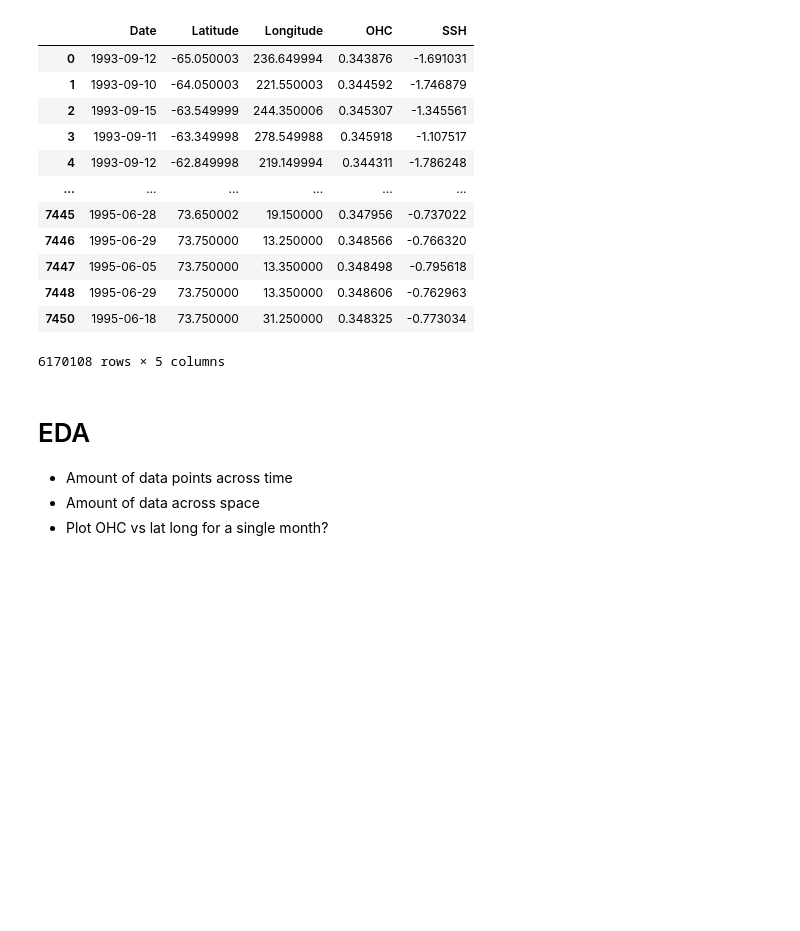
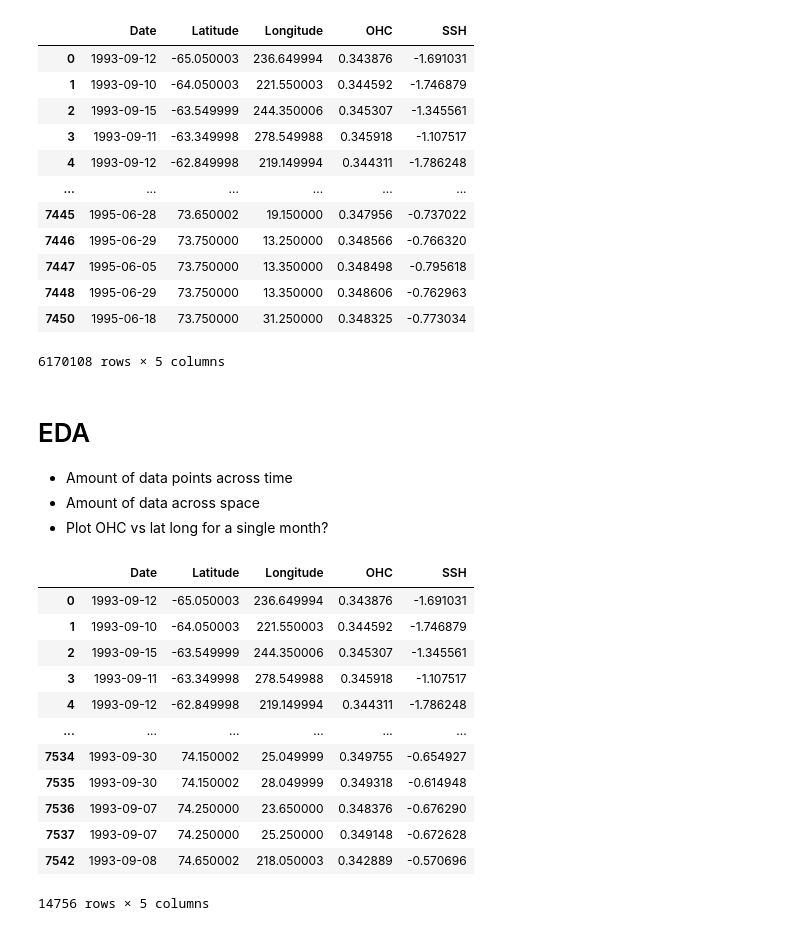
Before and after one commit to abbym-bristol/ME4OH_summer_project, a Jupyter notebook: Data/read_compile.ipynb, the cells around one changed output. Cells and saved outputs as stored; diff of their text form; code cells hidden in the pictures; blank space fills up the shorter version.

```diff
--- a/Data/read_compile.ipynb
+++ b/Data/read_compile.ipynb
@@ -73,3 +76,24 @@ ohc_df
 - Amount of data points across time
 - Amount of data across space
 - Plot OHC vs lat long for a single month?
+# %%
+
+
+ohc_df['Date'] = pd.to_datetime(ohc_df['Date'])
+
+sept_93 = ohc_df.loc[(ohc_df['Date'].dt.month == 9) & (ohc_df['Date'].dt.year == 1993)]
+sept_93
+# %% [output]
+|  | Date | Latitude | Longitude | OHC | SSH |
+| 0 | 1993-09-12 | -65.050003 | 236.649994 | 0.343876 | -1.691031 |
+| 1 | 1993-09-10 | -64.050003 | 221.550003 | 0.344592 | -1.746879 |
+| 2 | 1993-09-15 | -63.549999 | 244.350006 | 0.345307 | -1.345561 |
+| 3 | 1993-09-11 | -63.349998 | 278.549988 | 0.345918 | -1.107517 |
+| 4 | 1993-09-12 | -62.849998 | 219.149994 | 0.344311 | -1.786248 |
+| ... | ... | ... | ... | ... | ... |
+| 7534 | 1993-09-30 | 74.150002 | 25.049999 | 0.349755 | -0.654927 |
+| 7535 | 1993-09-30 | 74.150002 | 28.049999 | 0.349318 | -0.614948 |
+| 7536 | 1993-09-07 | 74.250000 | 23.650000 | 0.348376 | -0.676290 |
+| 7537 | 1993-09-07 | 74.250000 | 25.250000 | 0.349148 | -0.672628 |
+| 7542 | 1993-09-08 | 74.650002 | 218.050003 | 0.342889 | -0.570696 |
+14756 rows × 5 columns
```
Also changed, not shown: parts of 12 cells of this notebook.
